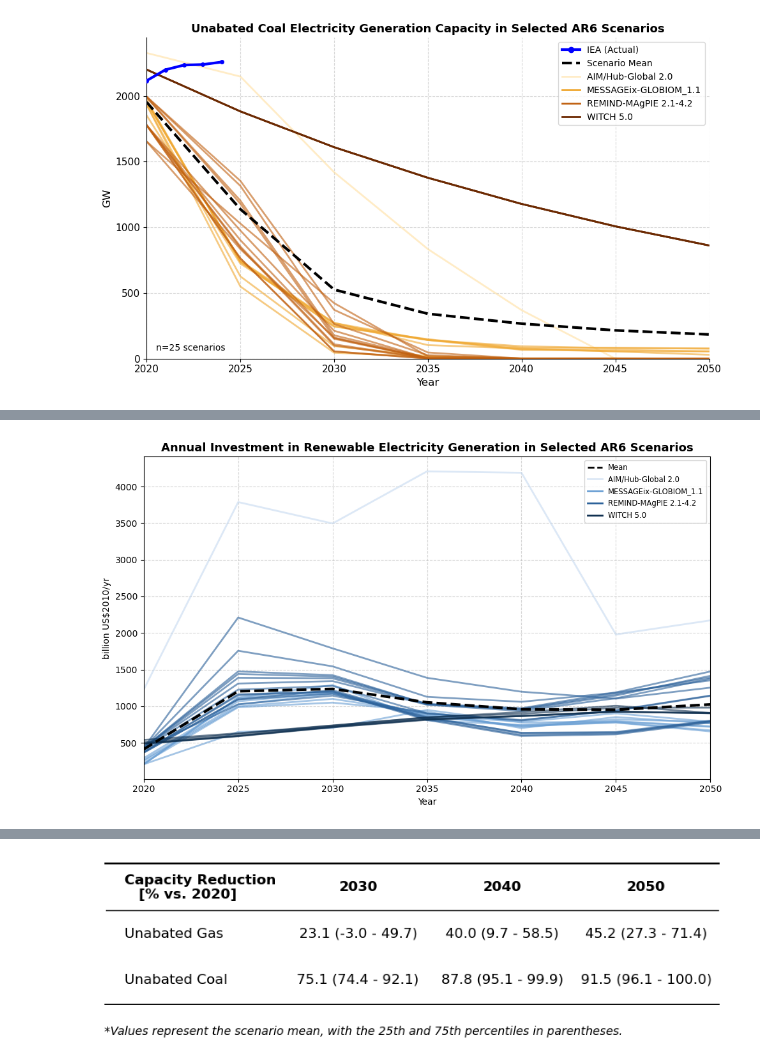
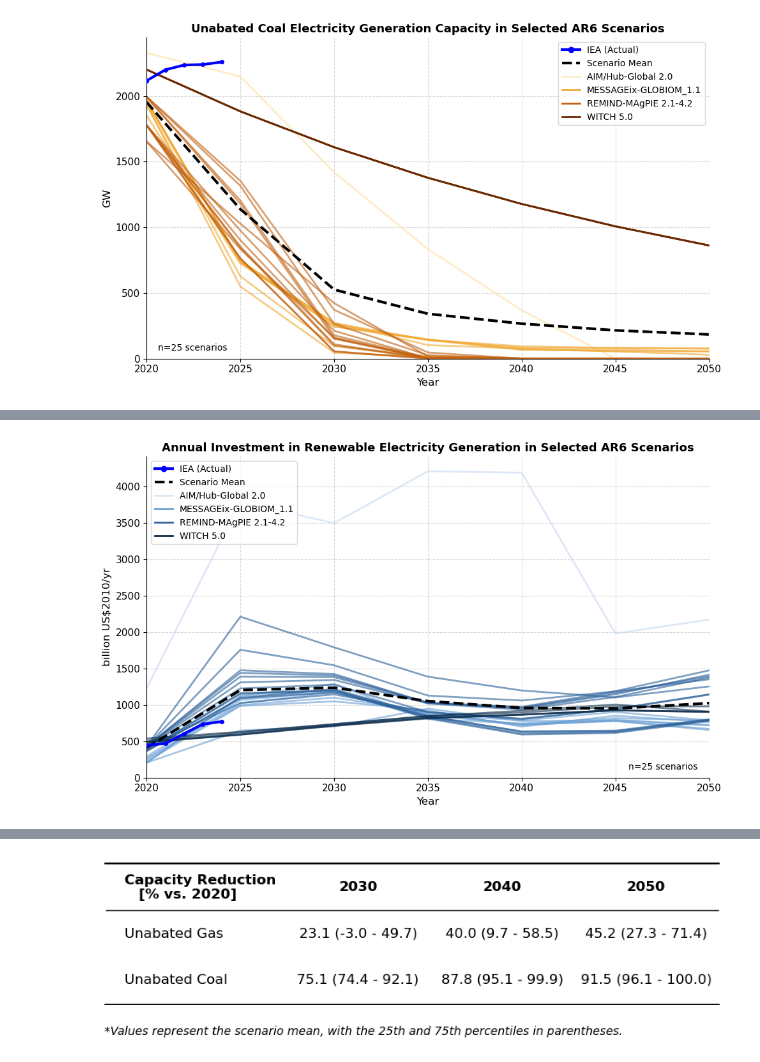
Before and after one commit to parkercaswell47/MSc_Py, a Jupyter notebook: Assessment2FiguresV2.ipynb, the cells around one changed output, grey strips where cells are left out. Drawn from its saved outputs; the diff is of its cells as text; code cells hidden in the pictures.

```diff
--- a/Assessment2FiguresV2.ipynb
+++ b/Assessment2FiguresV2.ipynb
@@ -341,6 +342,7 @@ import matplotlib.colors as mcolors
 from matplotlib.lines import Line2D
 import matplotlib.patches as mpatches
 
+# --- Constants ---
 FIG_SIZE = (10, 6)
 LINE_WIDTH = 2
 SCENARIO_ALPHA = 0.6
@@ -352,8 +354,10 @@ SHOW_SHADED_REGION = False
 SHADING_COLOR = 'gray'
 SHADING_ALPHA = 0.15
 
-years_str = ['2020', '2025', '2030', '2035', '2040', '2045', '2050']
-years_int = [int(y) for y in years_str]
+# All possible year columns (including the new actuals)
+years_str_all = ['2020', '2021', '2022', '2023', '2024', '2025', '2030', '2035', '2040', '2045', '2050']
+# Desired ticks on the axis - every 5 years
+ticks_years = [2020, 2025, 2030, 2035, 2040, 2045, 2050]
 
 def get_greyed_color(color, alpha=1.0, mix_ratio=0.0):
     rgb = mcolors.to_rgb(color)
@@ -364,48 +368,86 @@ MODEL_COLORS = {
     'AIM/Hub-Global 2.0':        '#C6D9F0',
     'MESSAGEix-GLOBIOM_1.1':     '#6A9FD4',
     'REMIND-MAgPIE 2.1-4.2':     '#2A6099',
-    'WITCH 5.0':                 '#0D2E4E'
+    'WITCH 5.0':                 '#0D2E4E',
+    'IEA':                       '#0000FF' # Added Blue for IEA Actuals
 }
 
-df = pd.read_csv('RE_investments.csv')
-model_counts = df['Model'].value_counts().to_dict()
+# --- Data Loading ---
+# Updated to use the 'ACTUAL' version of the CSV
+df = pd.read_csv('RE_Investment_ACTUAL.csv')
+
+# Separate IEA actuals from AR6 scenarios for statistics
+scenarios_df = df[df['Model'] != 'IEA']
+iea_df = df[df['Model'] == 'IEA']
+model_counts = scenarios_df['Model'].value_counts().to_dict()
 
 plt.figure(figsize=FIG_SIZE)
 
+# --- Plotting Scenarios ---
 if SHOW_SHADED_REGION:
-    p25 = df[years_str].quantile(0.25)
-    p75 = df[years_str].quantile(0.75)
-    plt.fill_between(years_int, p25, p75, color=SHADING_COLOR, alpha=SHADING_ALPHA, zorder=1)
+    p25 = scenarios_df[[str(y) for y in ticks_years]].quantile(0.25)
+    p75 = scenarios_df[[str(y) for y in ticks_years]].quantile(0.75)
+    plt.fill_between(ticks_years, p25, p75, color=SHADING_COLOR, alpha=SHADING_ALPHA, zorder=1)
 
-for idx, row in df.iterrows():
+for idx, row in scenarios_df.iterrows():
     model_name = row['Model']
     base_color = MODEL_COLORS.get(model_name, '#7f7f7f')
     line_color = get_greyed_color(base_color, alpha=SCENARIO_ALPHA, mix_ratio=GREY_MIX_RATIO)
-    plt.plot(years_int, row[years_str], color=line_color, linewidth=LINE_WIDTH, zorder=2, label='_nolegend_')
 
-overall_mean = df[years_str].mean()
-plt.plot(years_int, overall_mean, color=MEAN_COLOR, linewidth=3, alpha=MEAN_ALPHA,
+    # .dropna() ensures the line connects 2020 directly to 2025 where data is missing
+    series = row[years_str_all].dropna()
+    plt.plot(series.index.astype(int), series.values, color=line_color, linewidth=LINE_WIDTH, zorder=2, label='_nolegend_')
+
+# --- Plotting IEA Actuals ---
+for idx, row in iea_df.iterrows():
+    series = row[years_str_all].dropna()
+    plt.plot(series.index.astype(int), series.values, color=MODEL_COLORS['IEA'], linewidth=3,
+             marker='o', markersize=4, zorder=15, label='_nolegend_')
+
+# --- Plotting Mean of Scenarios ---
+# Only use the major 5-year intervals for the mean line
+overall_mean = scenarios_df[[str(y) for y in ticks_years]].mean()
+plt.plot(ticks_years, overall_mean.values, color=MEAN_COLOR, linewidth=3, alpha=MEAN_ALPHA,
          zorder=10, label='_nolegend_', linestyle="--")
 
-legend_elements = [Line2D([0], [0], color=MEAN_COLOR, lw=LINE_WIDTH, alpha=MEAN_ALPHA, label='Mean', linestyle="--")]
+# --- Legend Setup ---
+legend_elements = [
+    Line2D([0], [0], color=MODEL_COLORS['IEA'], lw=3, marker='o', label='IEA (Actual)'),
+    Line2D([0], [0], color=MEAN_COLOR, lw=3, alpha=MEAN_ALPHA, label='Scenario Mean', linestyle="--")
+]
+
 for model in MODEL_COLORS:
-    if model in df['Model'].unique():
+    if model != 'IEA' and model in scenarios_df['Model'].unique():
         n = model_counts.get(model, 1)
         swatch_alpha = min(SCENARIO_ALPHA * n, 1.0)
         swatch_color = get_greyed_color(MODEL_COLORS[model], alpha=swatch_alpha, mix_ratio=GREY_MIX_RATIO)
         legend_elements.append(Line2D([0], [0], color=swatch_color, lw=LINE_WIDTH, label=model))
 
 if SHOW_SHADED_REGION:
     legend_elements.append(mpatches.Patch(color=SHADING_COLOR, alpha=SHADING_ALPHA, label='25th-75th Percentile'))
 
+# --- Formatting ---
 unit = df['Unit'].iloc[0]
 plt.title('Annual Investment in Renewable Electricity Generation in Selected AR6 Scenarios', fontsize=13, fontweight='bold')
-plt.xlabel('Year')
-plt.ylabel(unit)
+plt.xlabel('Year', fontsize=12)
+plt.ylabel(unit, fontsize=12)
+
+# Specific X-ticks only every 5 years
+plt.xticks(ticks_years, fontsize=11)
+plt.yticks(fontsize=11)
 plt.xlim(X_START, X_END)
+plt.ylim(bottom=0)
 plt.grid(True, linestyle='--', alpha=0.5)
-plt.legend(handles=legend_elements, loc='best', fontsize='small')
+
+plt.gca().spines['top'].set_visible(False)
+plt.gca().spines['right'].set_visible(False)
+
+plt.legend(handles=legend_elements, loc='upper left', fontsize=10)
+plt.annotate(f'n={len(scenarios_df)} scenarios', xy=(0.98, 0.02), xycoords='axes fraction',
+             fontsize=10, color='black', ha='right', va='bottom')
+
 plt.tight_layout()
+plt.savefig('RE_investment_with_IEA.png', dpi=300, bbox_inches='tight')
 plt.show()
 # %% [output]
-[figure, old version]
+[figure, new version]
```
Also changed, not shown: parts of 4 cells of this notebook, 6 other files.
